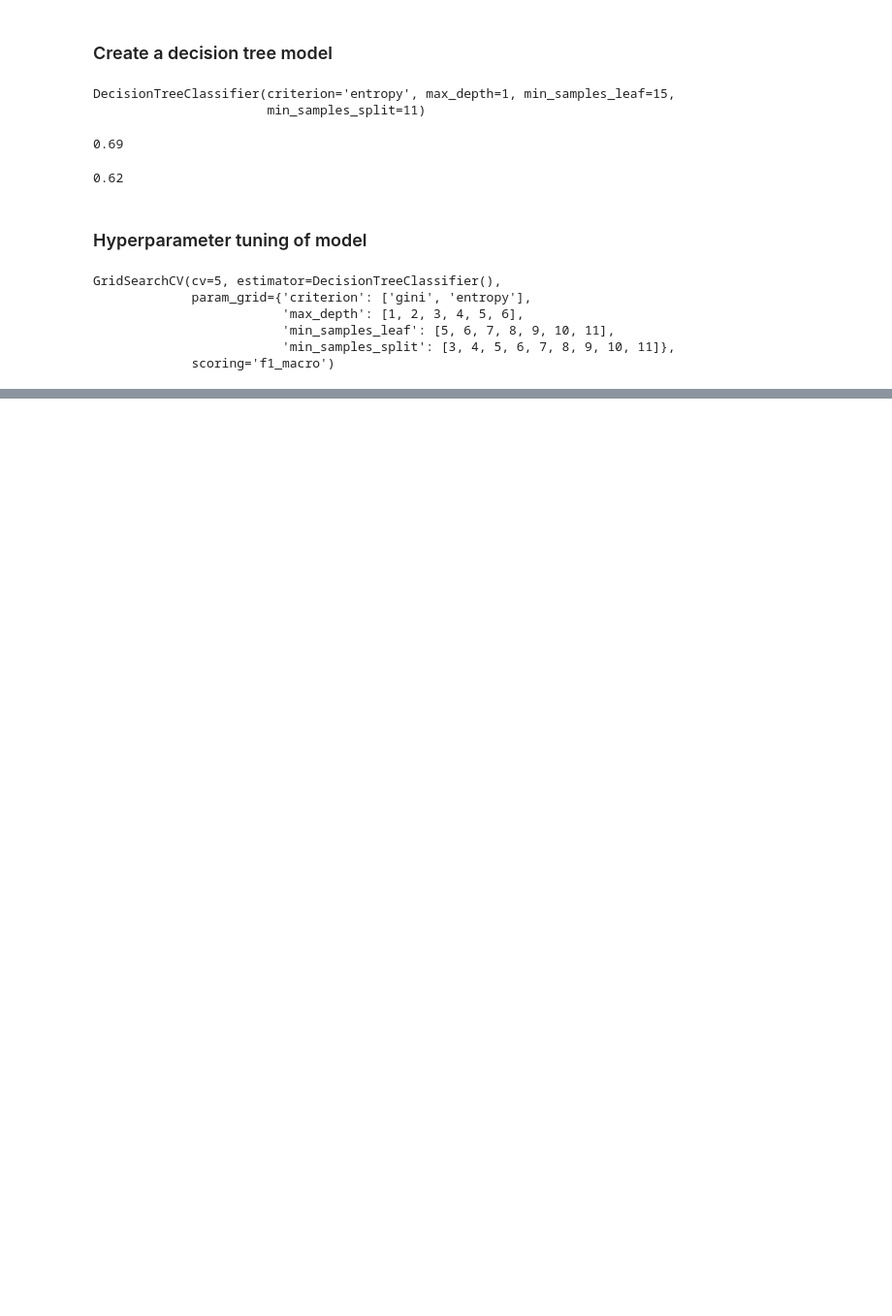
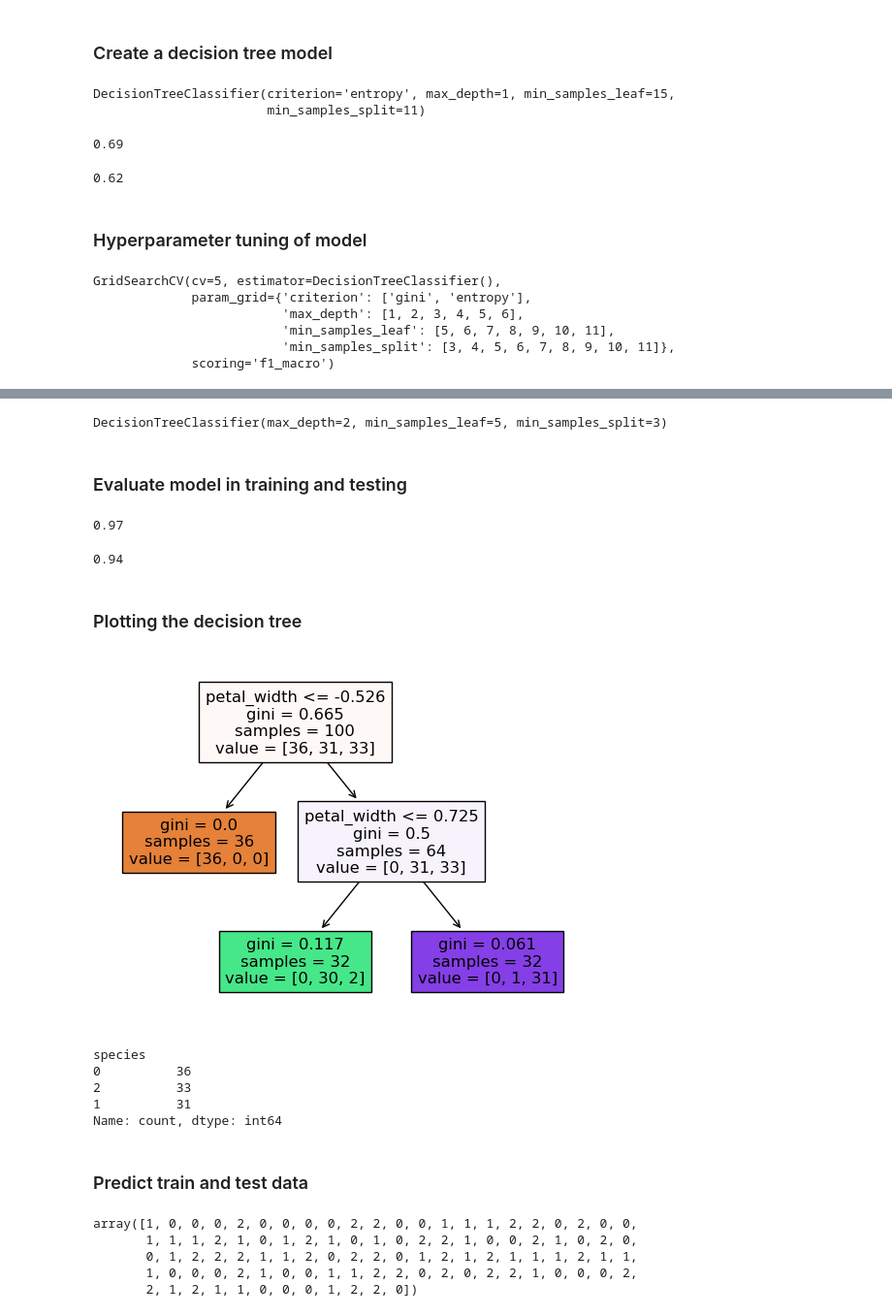
Before and after one commit to pdhanshri/Github, a Jupyter notebook: Decision Tree Classification/DTC.ipynb, the cells around one changed output, grey strips where cells are left out. Shown: that part at 97% size. Drawn from its saved outputs; the diff is of its cells as text; code cells hidden in the pictures; blank space fills up the shorter version.

Commit message:
Decision Tree Classification

```diff
--- a/Decision Tree Classification/DTC.ipynb
+++ b/Decision Tree Classification/DTC.ipynb
@@ -192,0 +204,34 @@ GridSearchCV(cv=5, estimator=DecisionTreeClassifier(),
+# %%
+best_dtc = gscv.best_estimator_
+best_dtc
+# %% [output]
+DecisionTreeClassifier(max_depth=2, min_samples_leaf=5, min_samples_split=3)
+# %% [markdown]
+### Evaluate model in training and testing
+# %%
+best_dtc.score(xtrain,ytrain)
+# %% [output]
+0.97
+# %%
+best_dtc.score(xtest,ytest)
+# %% [output]
+0.94
+# %% [markdown]
+### Plotting the decision tree
+# %%
+import matplotlib.pyplot as plt
+from sklearn.tree import plot_tree
+plot_tree(best_dtc,filled=True,feature_names=list(xtrain.columns))
+plt.show()
+# %% [output]
+[figure, added]
+# %%
+ytrain.value_counts()
+# %% [output]
+species
+0          36
+2          33
+1          31
+Name: count, dtype: int64
+# %% [markdown]
+### Predict train and test data
@@ -192,0 +241,8 @@ GridSearchCV(cv=5, estimator=DecisionTreeClassifier(),
+# %%
+ypred_tr
+# %% [output]
+array([1, 0, 0, 0, 2, 0, 0, 0, 0, 2, 2, 0, 0, 1, 1, 1, 2, 2, 0, 2, 0, 0,
+       1, 1, 1, 2, 1, 0, 1, 2, 1, 0, 1, 0, 2, 2, 1, 0, 0, 2, 1, 0, 2, 0,
+       0, 1, 2, 2, 2, 1, 1, 2, 0, 2, 2, 0, 1, 2, 1, 2, 1, 1, 1, 2, 1, 1,
+       1, 0, 0, 0, 2, 1, 0, 0, 1, 1, 2, 2, 0, 2, 0, 2, 2, 1, 0, 0, 0, 2,
+       2, 1, 2, 1, 1, 0, 0, 0, 1, 2, 2, 0])
```
Also changed, not shown: parts of 26 cells of this notebook.
